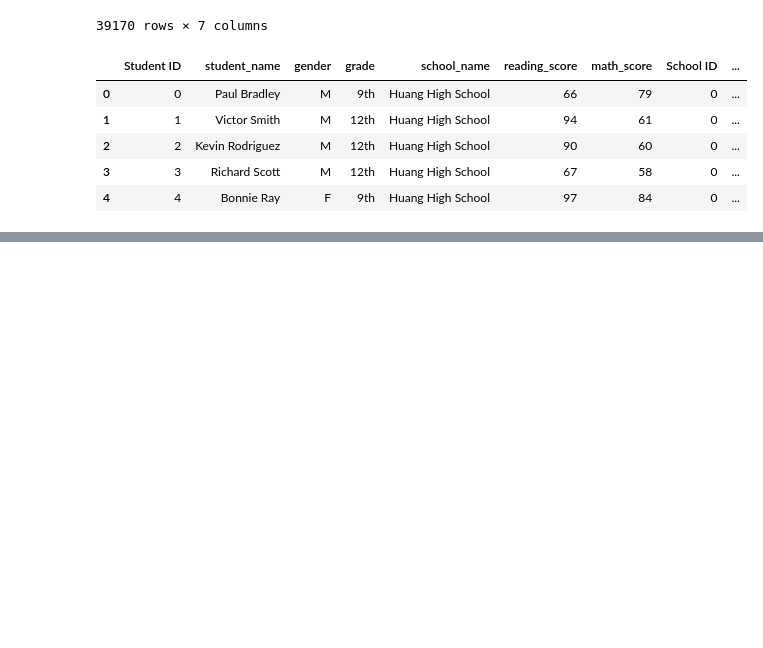
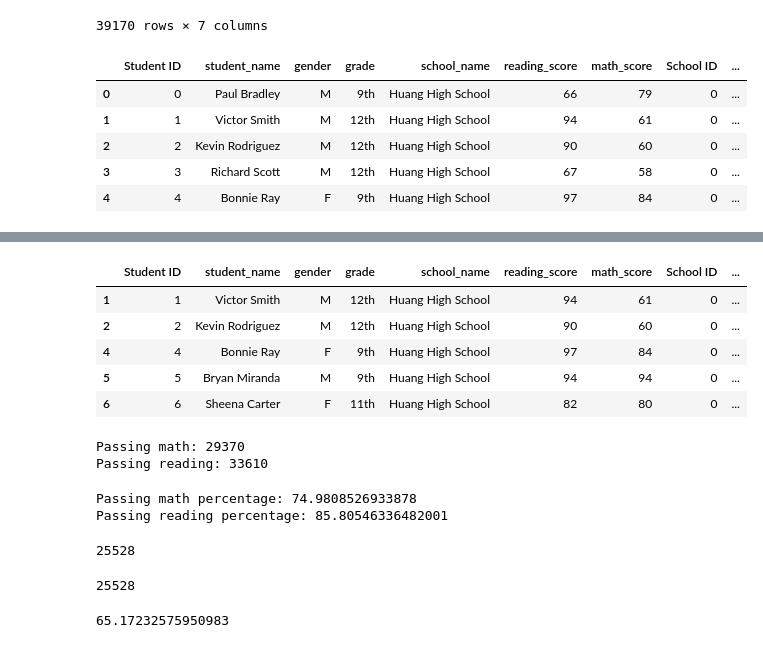
Before and after one commit to coleherman370/School_District_Analysis, a Jupyter notebook: PyCitySchools.ipynb, the cells around one changed output, grey strips where cells are left out. Drawn from its saved outputs; the diff is of its cells as text; code cells hidden in the pictures; blank space fills up the shorter version.

```diff
--- a/PyCitySchools.ipynb
+++ b/PyCitySchools.ipynb
@@ -91,0 +145,41 @@ school_data_complete_df.head()
+# %%
+passing_reading = school_data_complete_df[school_data_complete_df["reading_score"] >= 70]
+passing_reading.head()
+# %% [output]
+|  | Student ID | student_name | gender | grade | school_name | reading_score | math_score | School ID | ... |
+| 1 | 1 | Victor Smith | M | 12th | Huang High School | 94 | 61 | 0 | ... |
+| 2 | 2 | Kevin Rodriguez | M | 12th | Huang High School | 90 | 60 | 0 | ... |
+| 4 | 4 | Bonnie Ray | F | 9th | Huang High School | 97 | 84 | 0 | ... |
+| 5 | 5 | Bryan Miranda | M | 9th | Huang High School | 94 | 94 | 0 | ... |
+| 6 | 6 | Sheena Carter | F | 11th | Huang High School | 82 | 80 | 0 | ... |
+# %%
+passing_math_count = passing_math["student_name"].count()
+passing_reading_count = passing_reading["student_name"].count()
+print(f'Passing math: {passing_math_count}')
+print(f'Passing reading: {passing_reading_count}')
+# %% [output]
+Passing math: 29370
+Passing reading: 33610
+# %%
+passing_math_percentage = passing_math_percent(passing_math_count,student_count)
+passing_reading_percentage = passing_reading_percent(passing_reading_count,student_count)
+print(f'Passing math percentage: {passing_math_percentage}')
+print(f'Passing reading percentage: {passing_reading_percentage}')
+# %% [output]
+Passing math percentage: 74.9808526933878
+Passing reading percentage: 85.80546336482001
+# %%
+passing_math_reading = school_data_complete_df[(school_data_complete_df["math_score"] >= 70) & (school_data_complete_df["reading_score"] >= 70)]
+passing_math_reading["student_name"].count()
+# %% [output]
+25528
+# %%
+overall_passing_math_reading_count = passing_math_reading["student_name"].count()
+overall_passing_math_reading_count
+# %% [output]
+25528
+# %%
+overall_passing_percentage = overall_passing_math_reading_count / float(student_count) * 100
+overall_passing_percentage
+# %% [output]
+65.17232575950983
```
Also changed, not shown: parts of 11 cells of this notebook.
